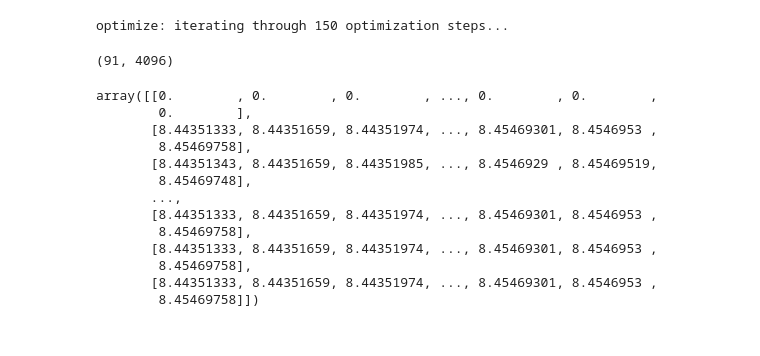
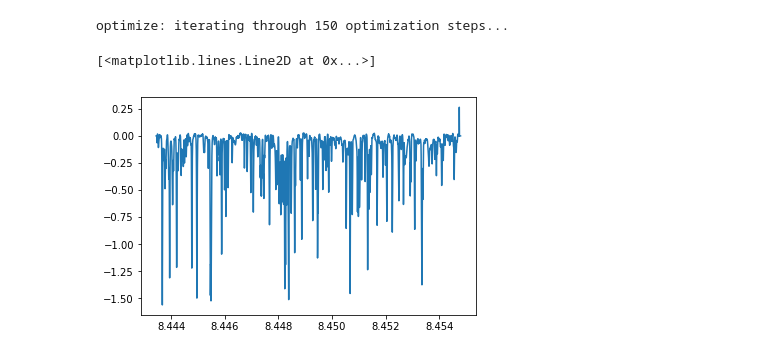
Before and after one commit to megbedell/wobble, a Jupyter notebook: notebooks/tf-timeline.ipynb, the cells around one changed output. Drawn from its saved outputs; the diff is of its cells as text; code cells hidden in the pictures.

```diff
--- a/notebooks/tf-timeline.ipynb
+++ b/notebooks/tf-timeline.ipynb
@@ -26,6 +27,3 @@ WARNING:tensorflow:From /Users/mbedell/miniconda3/envs/wobble/lib/python3.6/site
 Instructions for updating:
 Colocations handled automatically by placer.
 optimize: iterating through 150 optimization steps...
-# %%
-r = 0
-model = wobble.Model(data, results, r)
@@ -44,20 +35,5 @@ ss = data.xs[0]
-# %%
-np.shape(A[:,None] * ss)
-# %% [output]
-(91, 4096)
-# %%
-A[:,None] * ss
-# %% [output]
-array([[0.        , 0.        , 0.        , ..., 0.        , 0.        ,
-        0.        ],
-       [8.44351333, 8.44351659, 8.44351974, ..., 8.45469301, 8.4546953 ,
-        8.45469758],
-       [8.44351343, 8.44351659, 8.44351985, ..., 8.4546929 , 8.45469519,
-        8.45469748],
-       ...,
-       [8.44351333, 8.44351659, 8.44351974, ..., 8.45469301, 8.4546953 ,
-        8.45469758],
-       [8.44351333, 8.44351659, 8.44351974, ..., 8.45469301, 8.4546953 ,
-        8.45469758],
-       [8.44351333, 8.44351659, 8.44351974, ..., 8.45469301, 8.4546953 ,
-        8.45469758]])
+# %%
+plt.plot(results.star_template_xs[r], results.star_template_ys[r])
+# %% [output]
+[<matplotlib.lines.Line2D at 0x...>]
+[figure, added]
```
Also changed, not shown: parts of 5 cells of this notebook, 1 other file.
